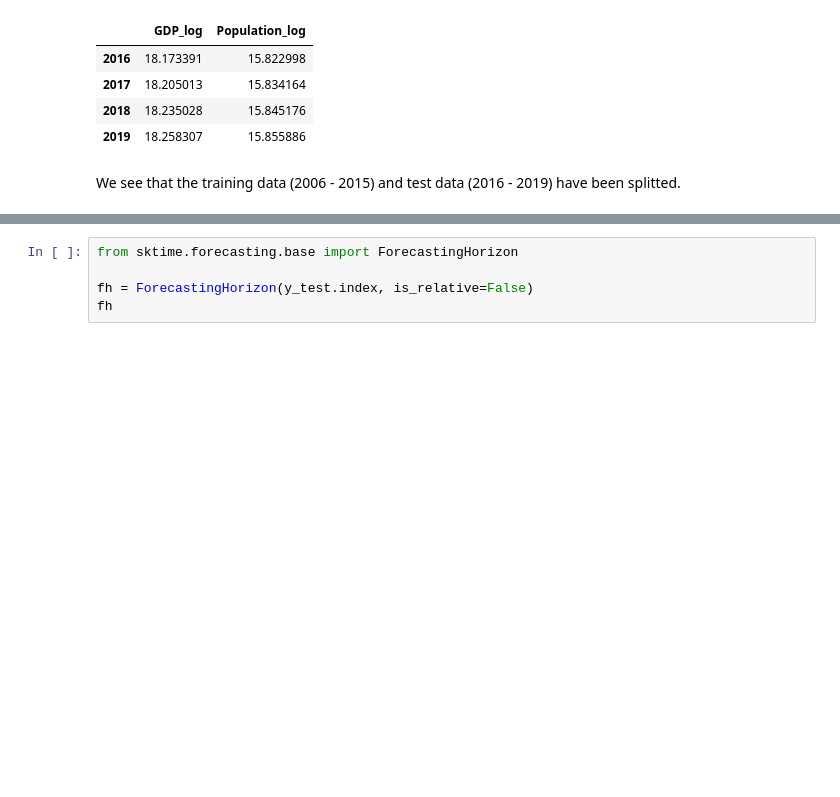
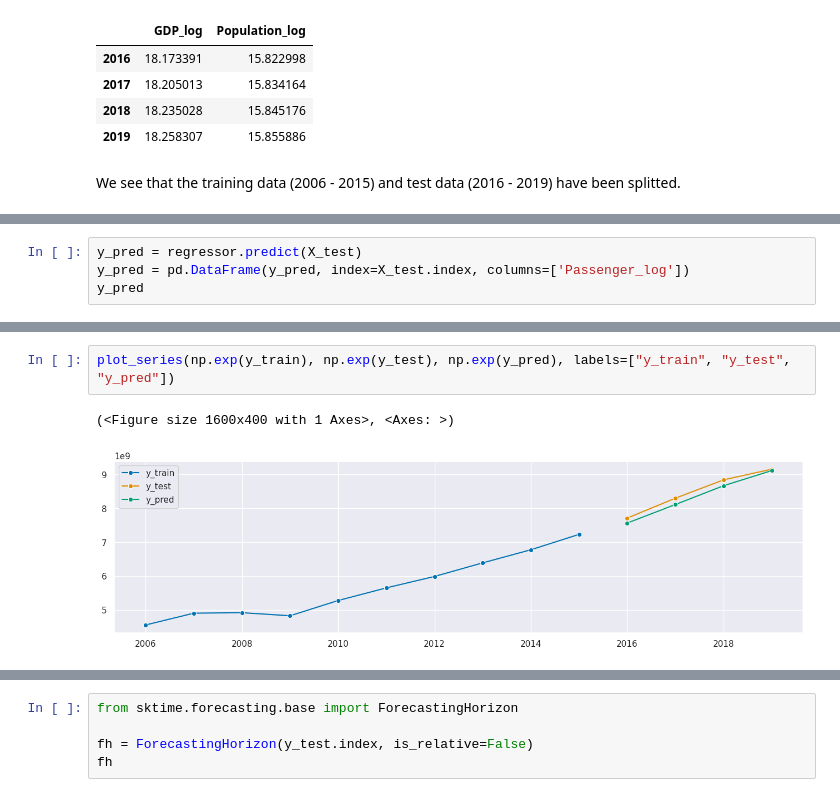
Before and after one commit to 91htjung/AirportBusinessAnalytics, a Jupyter notebook: 01-Forecast_Longterm_Econometric.ipynb, the cells around one changed output, grey strips where cells are left out. Drawn from its saved outputs; the diff is of its cells as text; blank space fills up the shorter version.

```diff
--- a/01-Forecast_Longterm_Econometric.ipynb
+++ b/01-Forecast_Longterm_Econometric.ipynb
@@ -283,0 +330,4 @@ We see that the training data (2006 - 2015) and test data (2016 - 2019) have bee
+# %%
+y_pred = regressor.predict(X_test)
+y_pred = pd.DataFrame(y_pred, index=X_test.index, columns=['Passenger_log'])
+y_pred
@@ -283,0 +348,5 @@ We see that the training data (2006 - 2015) and test data (2016 - 2019) have bee
+# %%
+plot_series(np.exp(y_train), np.exp(y_test), np.exp(y_pred), labels=["y_train", "y_test", "y_pred"])
+# %% [output]
+(<Figure size 1600x400 with 1 Axes>, <Axes: >)
+[figure, added]
```
Also changed, not shown: parts of 17 cells of this notebook.
